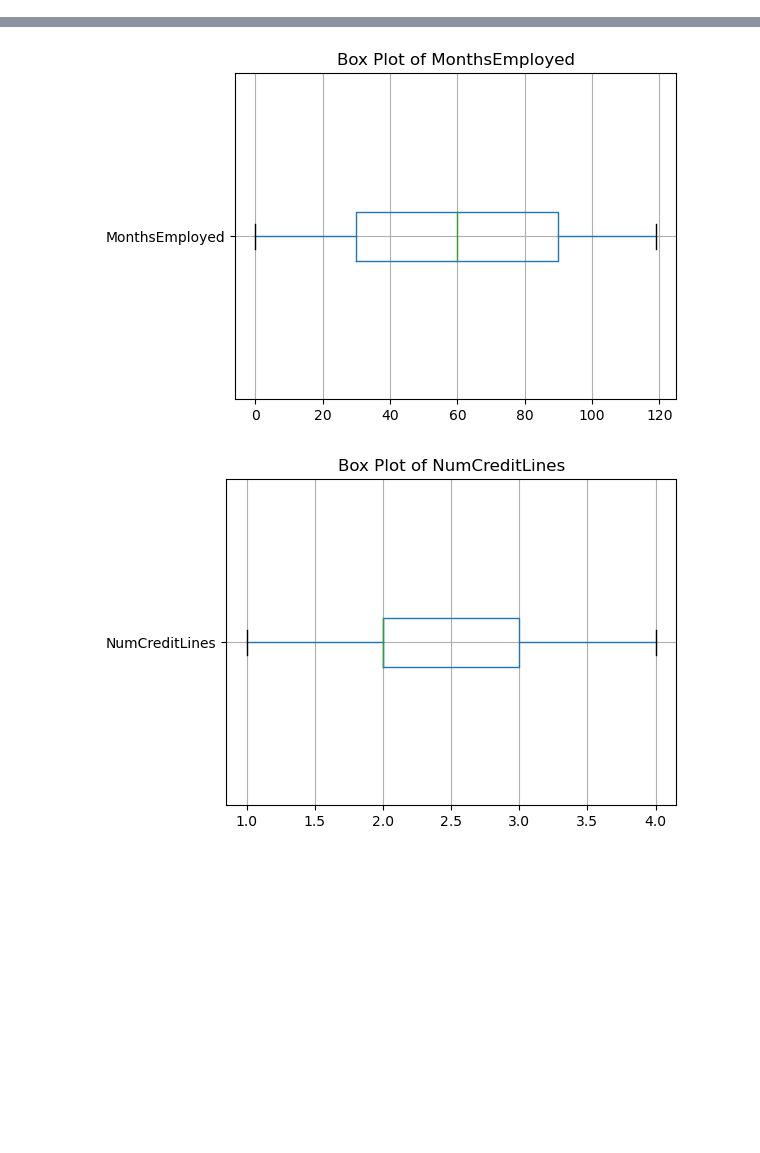
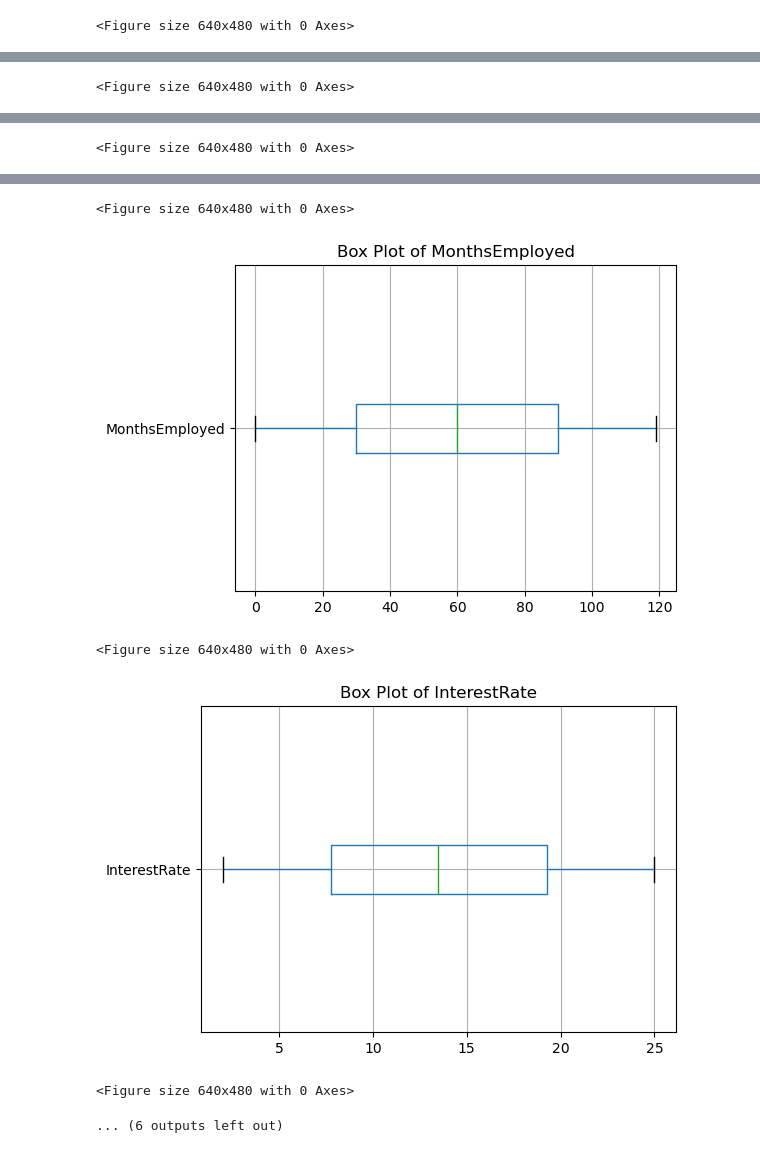
Before and after one commit to statds/course-paper-or-presentation-ChrisTruedson, a Jupyter notebook: code/STAT3494W Project Code.ipynb, the cells around one changed output, grey strips where cells are left out. Drawn from its saved outputs; the diff is of its cells as text; code cells hidden in the pictures; blank space fills up the shorter version.

```diff
--- a/code/STAT3494W Project Code.ipynb
+++ b/code/STAT3494W Project Code.ipynb
@@ -72,15 +76,25 @@ plt.show()
 # %%
-numerical_columns = ['Age', 'Income', 'LoanAmount', 'CreditScore', 'MonthsEmployed', 'NumCreditLines']
+numerical_columns = ['Age', 'Income', 'LoanAmount', 'CreditScore', 'MonthsEmployed', 'InterestRate',
+                      'InterestRate', 'LoanTerm', 'DTIRatio']
 for col in numerical_columns:
     plt.figure(figsize=(6, 4))  # Adjust the figsize as needed
     loan_default.boxplot(column=col, vert=False)
     plt.title(f'Box Plot of {col}', fontsize=12)
     plt.tight_layout()
     plt.show()
+    # Save the plot as an SVG file
+    plt.savefig(f'Box_Plot_of_{col}', format="svg")
 # %% [output]
 [figure]
+<Figure size 640x480 with 0 Axes>
 [figure]
+<Figure size 640x480 with 0 Axes>
 [figure]
+<Figure size 640x480 with 0 Axes>
 [figure]
+<Figure size 640x480 with 0 Axes>
 [figure]
+<Figure size 640x480 with 0 Axes>
-[figure, old version]
+[figure, new version]
+<Figure size 640x480 with 0 Axes>
+... (6 outputs left out)
```
Also changed, not shown: parts of 56 cells of this notebook, 15 other files.
